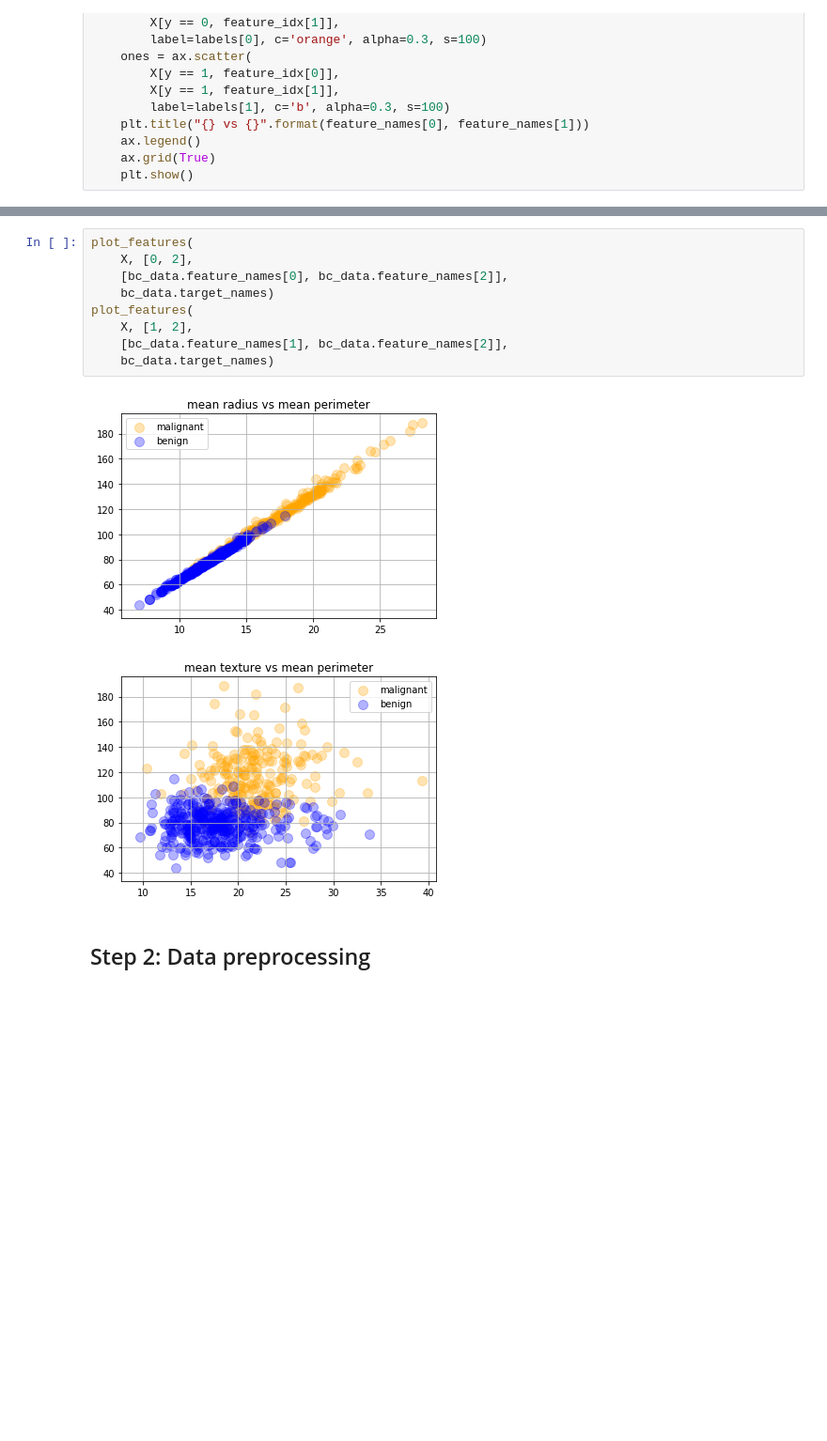
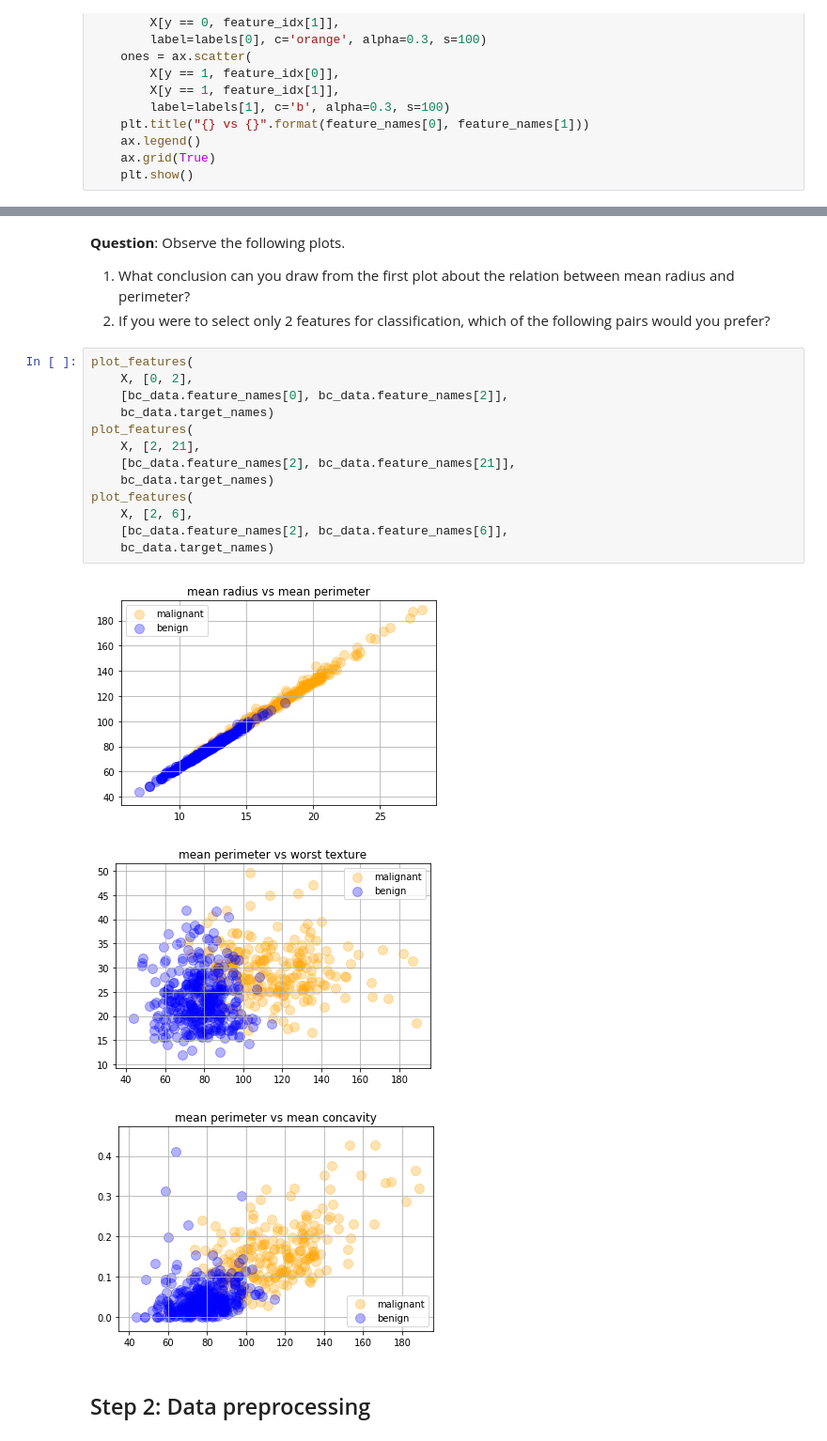
Before and after one commit to georgepar/python-lab, a Jupyter notebook: Lab 0.3 Scikit-learn.ipynb, the cells around one changed output, grey strips where cells are left out. Shown at 94% size. Saved outputs shown, nothing was run; the diff lists cells and outputs as text; blank space fills up the shorter version.

```diff
--- a/Lab 0.3 Scikit-learn.ipynb
+++ b/Lab 0.3 Scikit-learn.ipynb
@@ -153,14 +153,24 @@ And plot the features. Note how mean radius and mean perimeter are linearly depe
+# %% [markdown]
+__Question__: Observe the following plots.
+
+1. What conclusion can you draw from the first plot about the relation between mean radius and perimeter?
+2. If you were to select only 2 features for classification, which of the following pairs would you prefer?
 # %%
 plot_features(
     X, [0, 2],
     [bc_data.feature_names[0], bc_data.feature_names[2]],
     bc_data.target_names)
 plot_features(
-    X, [1, 2],
-    [bc_data.feature_names[1], bc_data.feature_names[2]],
+    X, [2, 21],
+    [bc_data.feature_names[2], bc_data.feature_names[21]],
     bc_data.target_names)
+plot_features(
+    X, [2, 6],
+    [bc_data.feature_names[2], bc_data.feature_names[6]],
+    bc_data.target_names)
 # %% [output]
 [figure]
-[figure, old version]
+[figure, new version]
+[figure, added]
 # %% [markdown]
 ## Step 2: Data preprocessing
```
Also changed, not shown: parts of 79 cells of this notebook.
